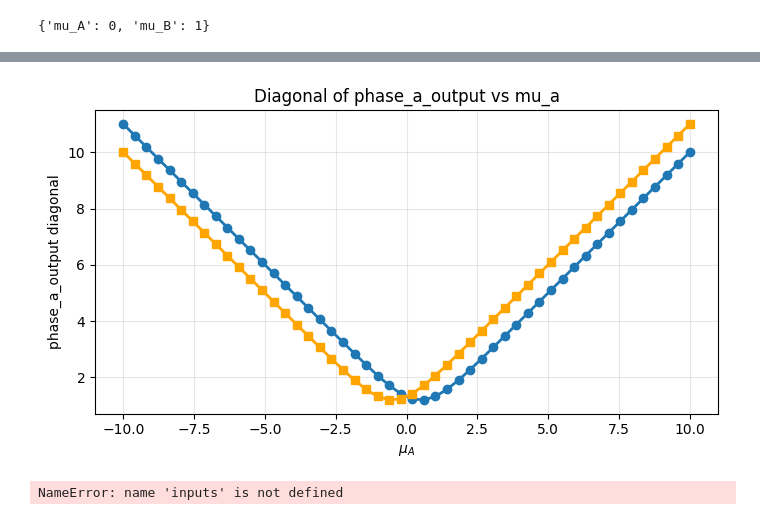
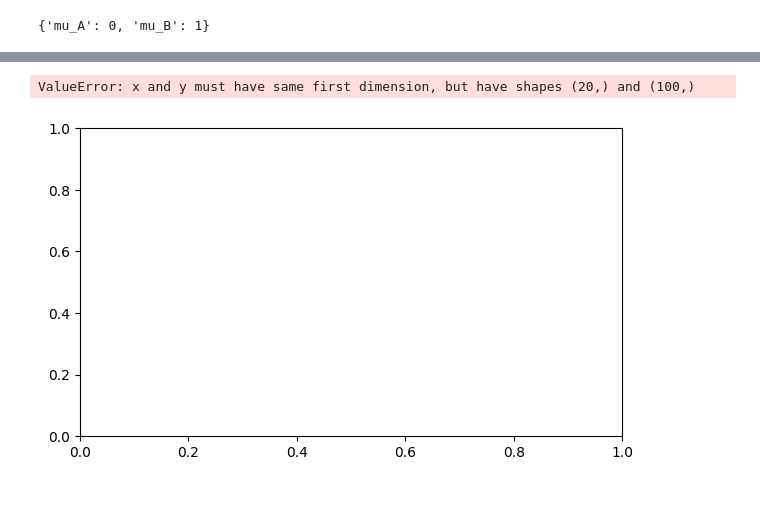
Before and after one commit to themintlab/Zgraph, a Jupyter notebook: examples/unit_test.ipynb, the cells around one changed output, grey strips where cells are left out. Saved outputs shown, nothing was run; the diff lists cells and outputs as text; code cells hidden in the pictures.

```diff
--- a/examples/unit_test.ipynb
+++ b/examples/unit_test.ipynb
@@ -13,6 +13,6 @@ print("znet imported successfully")
 # %% [output]
 znet imported successfully
 # %%
-muA= SourceNode(key="mu_A")
-muA_ref = ConstantNode(1)
-muB = SourceNode(key="mu_B")
+muA= SourceNode("mu_A")
+muA_ref = ConstantNode(0)
+muB = SourceNode("mu_B")
@@ -22,13 +19,15 @@ phase_bStack = muA | (muB @ ConstantNode(1))
 # %%
-phase_a = CollapseNode(muA@muA_ref | muB)
-phase_b = CollapseNode(muA | (muB @ ConstantNode(1)))
+phase_a = _[muA@muA_ref | muB]
+phase_b = _[muA | (muB @ ConstantNode(1)) ]
+system = CollapseNode(phase_a + phase_b, scale=1e-6)
 # %%
 input_tensor, state_order = build_input_tensor(
     {
-        "mu_A": torch.linspace(-10.0, 10.0, steps=50),
-        "mu_B": torch.linspace(10.0, -10.0, steps=50),
+        "mu_A": torch.linspace(-10.0, 10.0, steps=10),
+        "mu_B": torch.linspace(10.0, -10.0, steps=10),
         #"T": torch.tensor(293.15),
     },
+    mode ="grid",
 )
 # %%
 bind_graph_to_bus(phase_a, state_order)
@@ -38,10 +37,12 @@ bind_graph_to_bus(phase_a, state_order)
 print("Input tensor shape:", input_tensor.shape)
 print("muA slice shape:", muA(input_tensor).shape)
 print("muA_ref shape:", muA_ref(input_tensor).shape)
-print("Phase A stack output shape:", phase_aStack(input_tensor).shape)
 
 phase_a_output = phase_a(input_tensor)
 phase_b_output = phase_b(input_tensor)
+system_output = system(input_tensor)
 #print("Phase A output:", phase_a_output)
 print("Phase A output shape:", phase_a_output.shape)
+print("Phase B output shape:", phase_b_output.shape)
+print("System output shape:", system_output.shape)
 # %% [output]
@@ -53,20 +120,23 @@ Phase A output shape: torch.Size([50, 50, 1])
 # %%
 # Diagonal across the first two dimensions (i, i), then make it 1D
-phase_a_diag = phase_a_output.diagonal(offset=0, dim1=0, dim2=1).squeeze(-1).flatten().detach().numpy()
-phase_b_diag = phase_b_output.diagonal(offset=0, dim1=0, dim2=1).squeeze(-1).flatten().detach().numpy()
-muA_slice = input_tensor[:,0,0].squeeze(-1).flatten().detach().numpy()
+phase_a_diag = phase_a_output.flatten().detach().numpy()
+phase_b_diag = phase_b_output.flatten().detach().numpy()
+system_diag = system_output.flatten().detach().numpy()
+muA_slice = input_tensor[:,0].squeeze(-1).flatten().detach().numpy()
 
 plt.figure(figsize=(7, 4))
 plt.plot(muA_slice, phase_a_diag, marker='o', linewidth=2, label='Phase A')
 plt.plot(muA_slice, phase_b_diag, marker='s', linewidth=2, label='Phase B', color='orange')
+plt.plot(muA_slice, system_diag, marker='^', linewidth=2, label='System', color='green')
 plt.xlabel(r'$\mu_A$')
 plt.ylabel('phase_a_output diagonal')
 plt.title('Diagonal of phase_a_output vs mu_a')
 plt.grid(True, alpha=0.3)
 plt.tight_layout()
 plt.show()
 # %% [output]
+ValueError: x and y must have same first dimension, but have shapes (20,) and (100,)
-[figure, old version]
+[figure, new version]
 # %%
 omega_a_vals = phase_a(inputs).detach().numpy().flatten()
 mu_a_axis = inputs["mu_A"].detach().numpy().flatten()
@@ -99,8 +169,6 @@ if len(N_a_axis) > 0:
 
 plt.tight_layout()
 plt.show()
-# %% [output]
-NameError: name 'inputs' is not defined
 # %%
 omega_a_vals = phase_a(inputs).detach().numpy().flatten()
 omega_b_vals = phase_b(inputs).detach().numpy().flatten()
```
Also changed, not shown: parts of 7 cells of this notebook, 6 other files.
